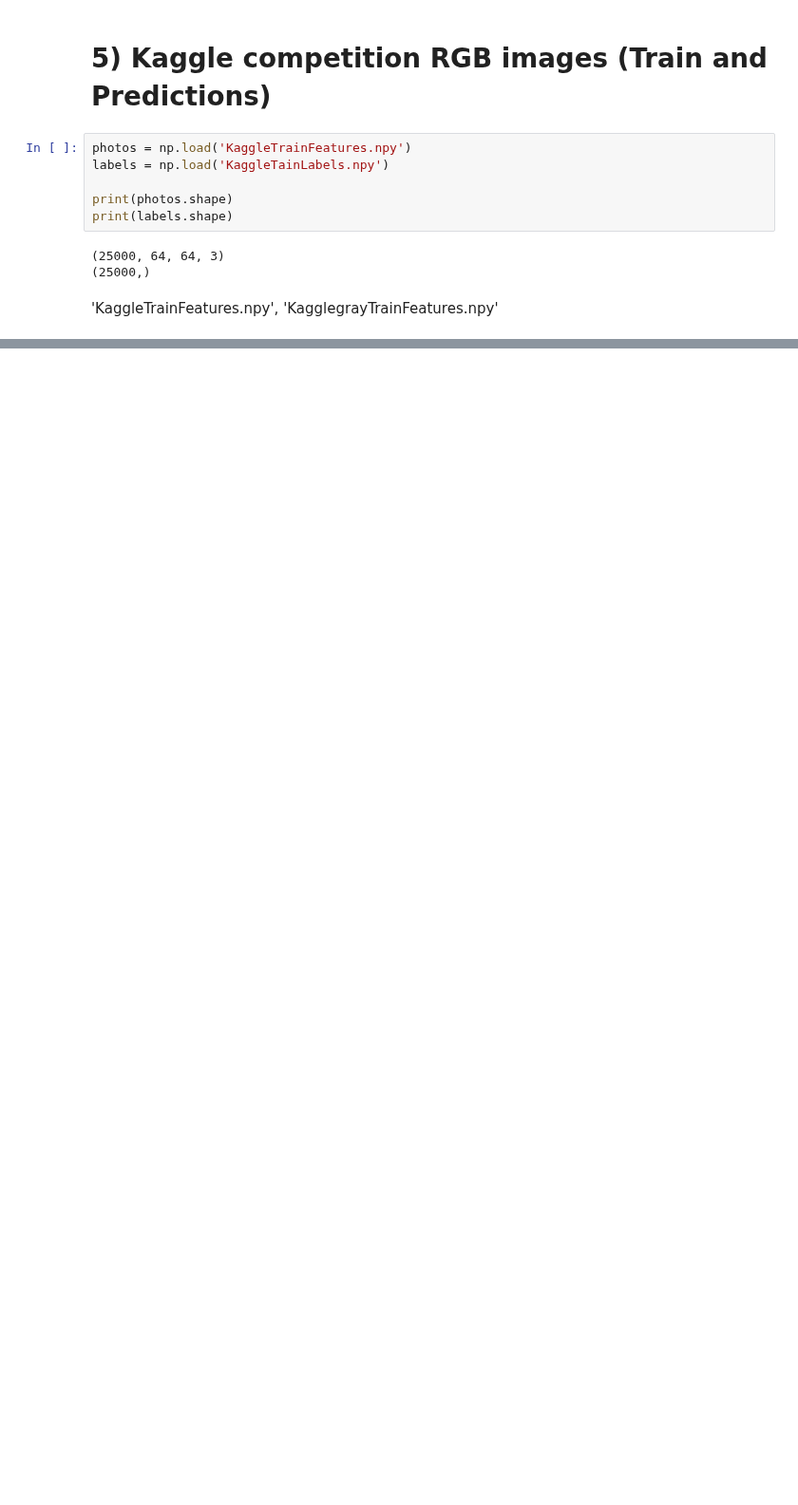
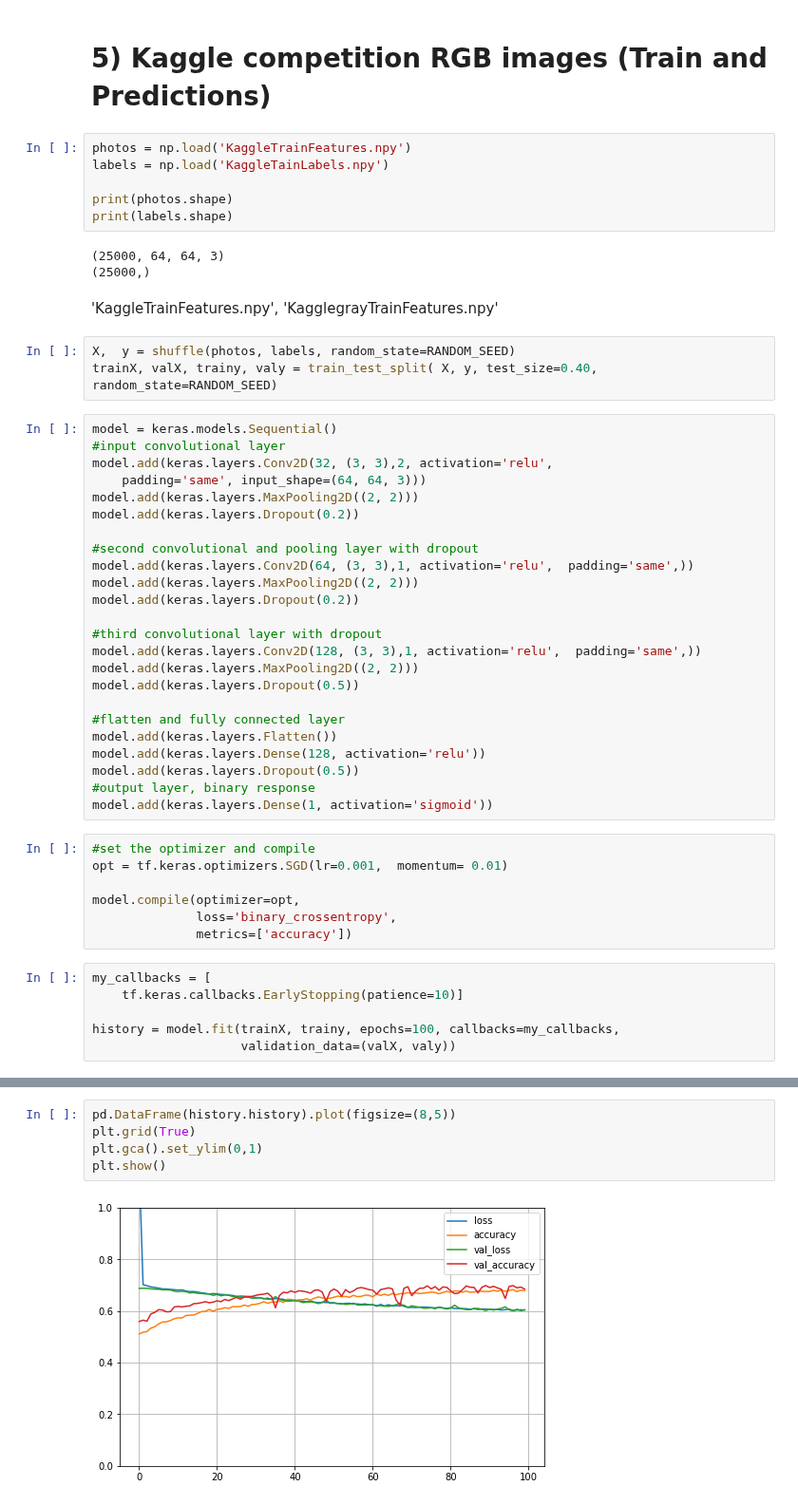
Before and after one commit to bblank70/MSDS422, a Jupyter notebook: Assignment7-DogsAndCats2.ipynb, the cells around one changed output, grey strips where cells are left out. Shown at 95% size. Drawn from its saved outputs; the diff is of its cells as text; blank space fills up the shorter version.

```diff
--- a/Assignment7-DogsAndCats2.ipynb
+++ b/Assignment7-DogsAndCats2.ipynb
@@ -422,3 +475,43 @@ print(labels.shape)
 (25000,)
 # %% [markdown]
 'KaggleTrainFeatures.npy', 'KagglegrayTrainFeatures.npy'
+# %%
+X,  y = shuffle(photos, labels, random_state=RANDOM_SEED)
+trainX, valX, trainy, valy = train_test_split( X, y, test_size=0.40, random_state=RANDOM_SEED)
+# %%
+model = keras.models.Sequential()
+#input convolutional layer
+model.add(keras.layers.Conv2D(32, (3, 3),2, activation='relu',
+    padding='same', input_shape=(64, 64, 3)))
+model.add(keras.layers.MaxPooling2D((2, 2)))
+model.add(keras.layers.Dropout(0.2))
+
+#second convolutional and pooling layer with dropout
+model.add(keras.layers.Conv2D(64, (3, 3),1, activation='relu',  padding='same',))
+model.add(keras.layers.MaxPooling2D((2, 2)))
+model.add(keras.layers.Dropout(0.2))
+
+#third convolutional layer with dropout
+model.add(keras.layers.Conv2D(128, (3, 3),1, activation='relu',  padding='same',))
+model.add(keras.layers.MaxPooling2D((2, 2)))
+model.add(keras.layers.Dropout(0.5))
+
+#flatten and fully connected layer
+model.add(keras.layers.Flatten())
+model.add(keras.layers.Dense(128, activation='relu'))
+model.add(keras.layers.Dropout(0.5))
+#output layer, binary response
+model.add(keras.layers.Dense(1, activation='sigmoid'))
+# %%
+#set the optimizer and compile
+opt = tf.keras.optimizers.SGD(lr=0.001,  momentum= 0.01)
+
+model.compile(optimizer=opt,
+              loss='binary_crossentropy',
+              metrics=['accuracy'])
+# %%
+my_callbacks = [
+    tf.keras.callbacks.EarlyStopping(patience=10)]
+
+history = model.fit(trainX, trainy, epochs=100, callbacks=my_callbacks,
+                    validation_data=(valX, valy))
@@ -424,0 +536,7 @@ print(labels.shape)
+# %%
+pd.DataFrame(history.history).plot(figsize=(8,5))
+plt.grid(True)
+plt.gca().set_ylim(0,1)
+plt.show()
+# %% [output]
+[figure, added]
```
Also changed, not shown: parts of 23 cells of this notebook.
